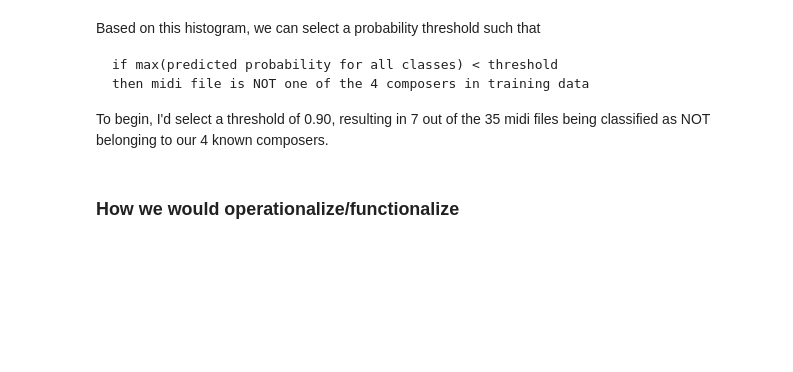
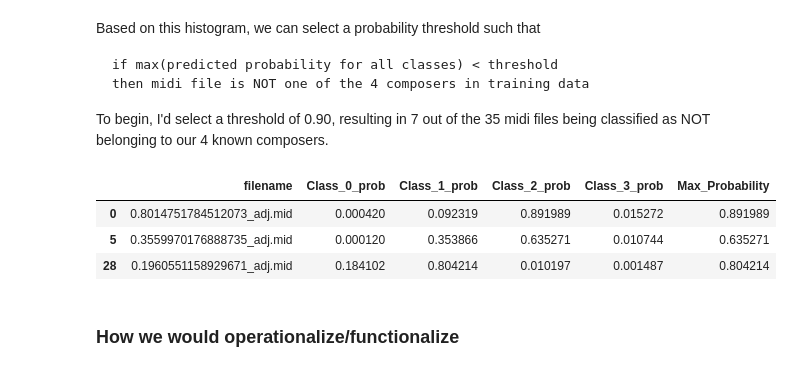
Before and after one commit to dBartMasters/sfl-challenge, a Jupyter notebook: explore_nb_mido.ipynb, the cells around one changed output. Cells and saved outputs as stored; diff of their text form; code cells hidden in the pictures; blank space fills up the shorter version.

`````diff
--- a/explore_nb_mido.ipynb
+++ b/explore_nb_mido.ipynb
@@ -87,5 +33,5 @@ combined_features = [filename, type, tpb, key, average_velocity, variance_veloci
 # %%
-features, labels = load_dataset(train_midi_path, labeled=True)
+features, labels = load_dataset(train_midi_path, labeled=True, segments=4)
 df_labeled = create_dataframe(features, labels)
 # %%
 unlabeled_features = load_dataset(test_midi_path, labeled=False)
@@ -144,14 +153,6 @@ plt.show()
 based on this, I'd remove notes 0-22, 105-127.
 The unlabeled dataset also has no info for these notes.
 See feature engineering and prep section for removal
-# %%
-plt.figure(figsize=(20, 15))
-for i, col in enumerate(numeric_columns):
-    plt.subplot(10, 14, i+1)
-    sns.histplot(df_labeled[col], kde=True)
-    plt.title(f'Distribution of {col}')
-plt.tight_layout()
-plt.show()
 # %%
 # Visualize correlations between numeric features
 plt.figure(figsize=(12, 10))
@@ -194,8 +201,9 @@ df_unlabeled['key']=df_unlabeled['key'].fillna('unk')
 
 # Encode the 'key' variable
 label_encoder_key = LabelEncoder()
-df_labeled['key_encoded'] = label_encoder_key.fit_transform(df_labeled['key'])
-df_unlabeled['key_encoded'] = label_encoder_key.transform(df_unlabeled['key']) # only transform to use the same encoding as labeled
+label_encoder_key.fit(df_labeled['key'].unique().tolist()+df_unlabeled['key'].unique().tolist())
+df_labeled['key_encoded'] = label_encoder_key.transform(df_labeled['key'])
+df_unlabeled['key_encoded'] = label_encoder_key.transform(df_unlabeled['key'])
 
 # Encode the 'Composer' column
 label_encoder_composer = LabelEncoder()
@@ -321,8 +436,13 @@ then midi file is NOT one of the 4 composers in training data
 ````
 To begin, I'd select a threshold of 0.90, resulting in 7 out of the 35 midi files being classified as NOT belonging to our 4 known composers.
 # %%
-df_unlabeled[['filename']].merge(df_plot[df_plot.Max_Probability<0.90],left_index=True, right_index=True, how = 'right').drop(
+df_unlabeled[['filename']].merge(df_plot[df_plot.Max_Probability<0.91],left_index=True, right_index=True, how = 'right').drop(
     labels=['Predicted_Class','Predicted Composer'], axis=1)
+# %% [output]
+|  | filename | Class_0_prob | Class_1_prob | Class_2_prob | Class_3_prob | Max_Probability |
+| 0 | 0.8014751784512073_adj.mid | 0.000420 | 0.092319 | 0.891989 | 0.015272 | 0.891989 |
+| 5 | 0.3559970176888735_adj.mid | 0.000120 | 0.353866 | 0.635271 | 0.010744 | 0.635271 |
+| 28 | 0.1960551158929671_adj.mid | 0.184102 | 0.804214 | 0.010197 | 0.001487 | 0.804214 |
 # %% [markdown]
 ### How we would operationalize/functionalize
 # %% [markdown]
`````
Also changed, not shown: parts of 25 cells of this notebook, 1 other file.
